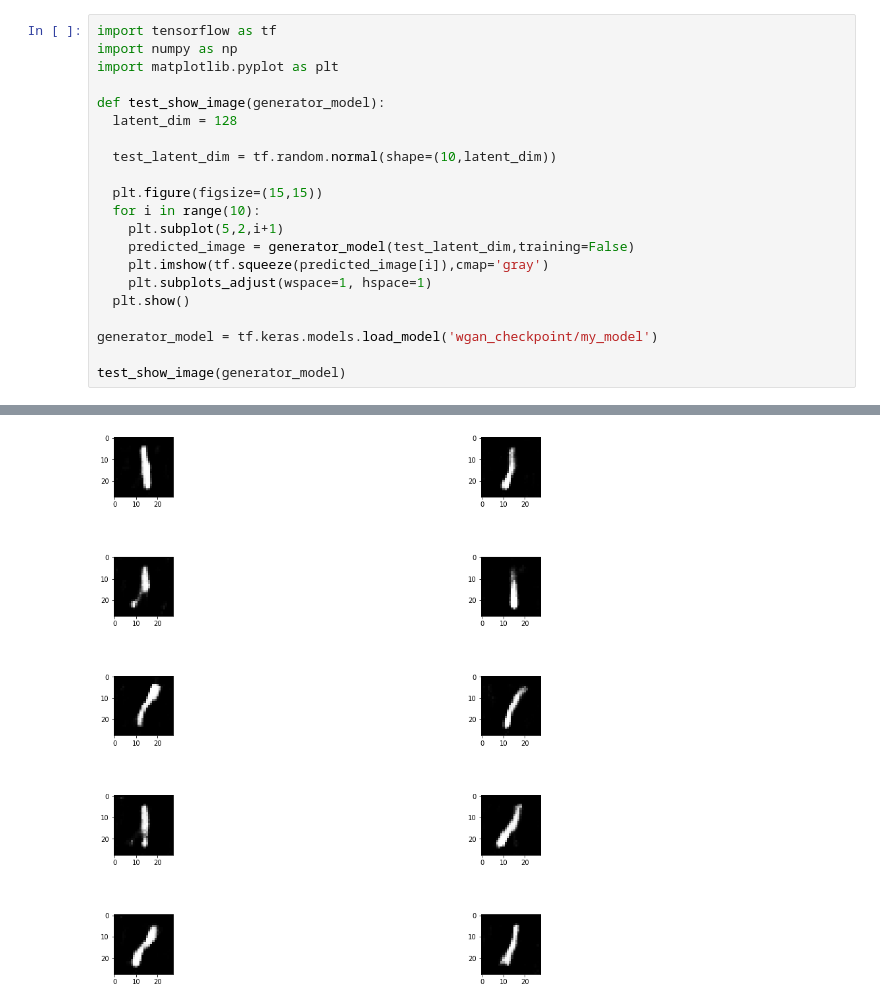
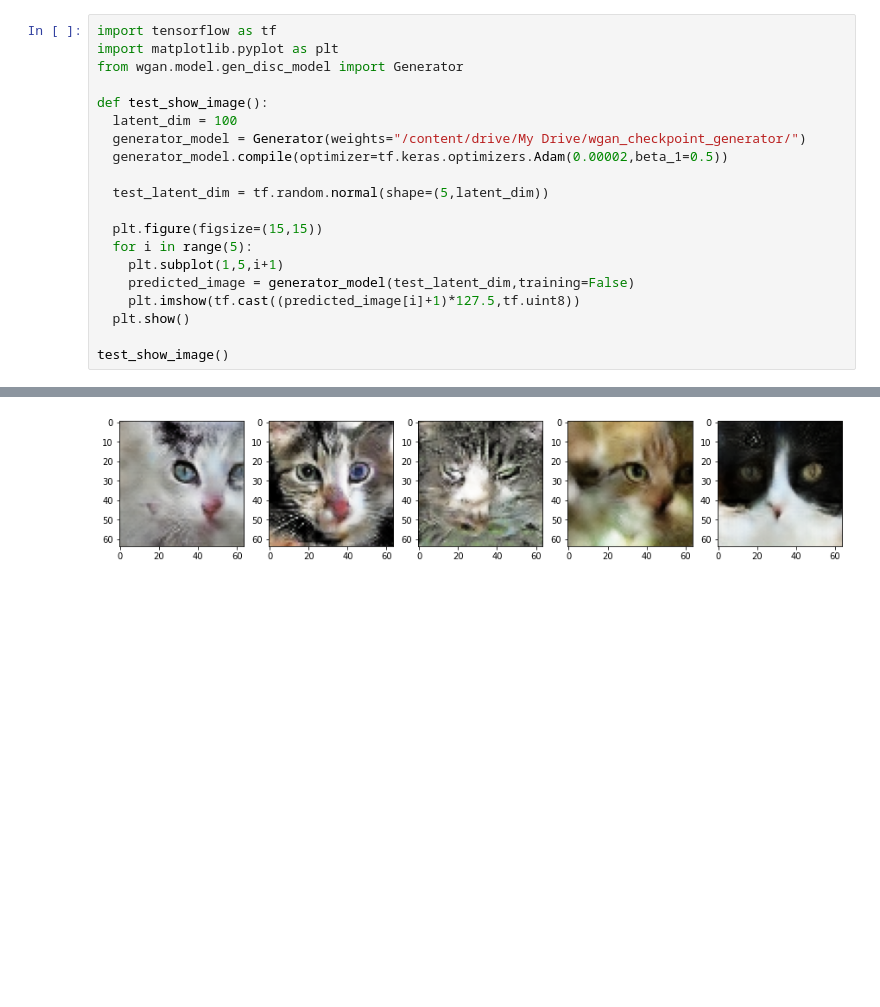
Before and after one commit to TanyaChutani/WGAN-TF2.x, a Jupyter notebook: wgan_inference.ipynb, the cells around one changed output, grey strips where cells are left out. Drawn from its saved outputs; the diff is of its cells as text; blank space fills up the shorter version.

```diff
--- a/wgan_inference.ipynb
+++ b/wgan_inference.ipynb
@@ -21,22 +1,21 @@ Console URL: https://teleconsole.com/s/2fc82438c4a14d743023dac6d0c70a4ee3fc68b0
 # %%
 import tensorflow as tf
-import numpy as np
 import matplotlib.pyplot as plt
+from wgan.model.gen_disc_model import Generator
 
-def test_show_image(generator_model):
-  latent_dim = 128
+def test_show_image():
+  latent_dim = 100
+  generator_model = Generator(weights="/content/drive/My Drive/wgan_checkpoint_generator/")
+  generator_model.compile(optimizer=tf.keras.optimizers.Adam(0.00002,beta_1=0.5))
 
-  test_latent_dim = tf.random.normal(shape=(10,latent_dim))
+  test_latent_dim = tf.random.normal(shape=(5,latent_dim))
 
   plt.figure(figsize=(15,15))
-  for i in range(10):
-    plt.subplot(5,2,i+1)
+  for i in range(5):
+    plt.subplot(1,5,i+1)
     predicted_image = generator_model(test_latent_dim,training=False)
-    plt.imshow(tf.squeeze(predicted_image[i]),cmap='gray')
-    plt.subplots_adjust(wspace=1, hspace=1)
+    plt.imshow(tf.cast((predicted_image[i]+1)*127.5,tf.uint8))
   plt.show()
 
-generator_model = tf.keras.models.load_model('wgan_checkpoint/my_model')
-
-test_show_image(generator_model)
+test_show_image()
 # %% [output]
@@ -44 +23 @@ WARNING:tensorflow:No training configuration found in save file, so the model wa
-[figure, old version]
+[figure, new version]
```
Also changed, not shown: parts of 2 cells of this notebook.
